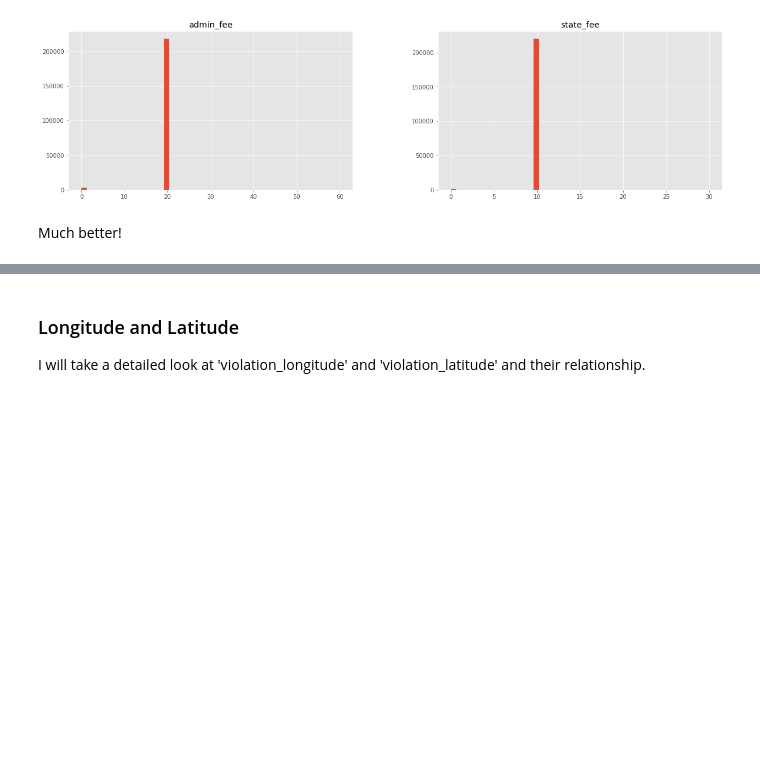
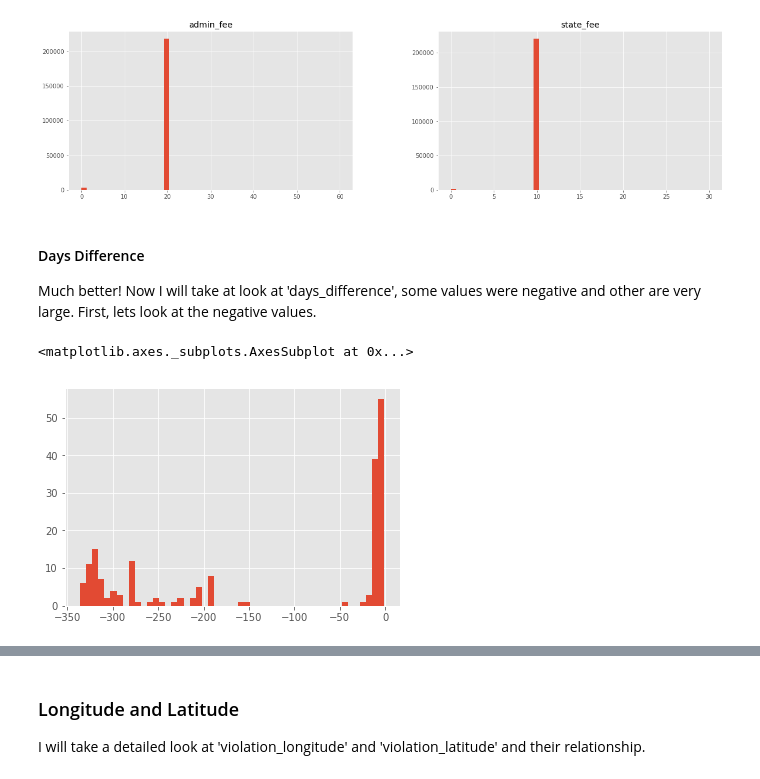
Before and after one commit to jesadrperez/Competitions, a Jupyter notebook: Blight-Violations-DRAFT.ipynb, the cells around one changed output, grey strips where cells are left out. Cells and saved outputs as stored; diff of their text form; code cells hidden in the pictures; blank space fills up the shorter version.

```diff
--- a/Blight-Violations-DRAFT.ipynb
+++ b/Blight-Violations-DRAFT.ipynb
@@ -937,5 +805,11 @@ model_df[['admin_fee', 'state_fee']].hist(bins=50, figsize=(20,5))
 array([[<matplotlib.axes._subplots.AxesSubplot object at 0x...>,
         <matplotlib.axes._subplots.AxesSubplot object at 0x...>]], dtype=object)
 [figure]
-# %% [markdown]
-Much better!
+# %% [markdown]
+#### Days Difference
+Much better! Now I will take at look at 'days_difference', some values were negative and other are very large. First, lets look at the negative values.
+# %%
+model_df.loc[model_df['days_difference'] < 0, 'days_difference'].hist(bins=50)
+# %% [output]
+<matplotlib.axes._subplots.AxesSubplot at 0x...>
+[figure, added]
```
Also changed, not shown: parts of 74 cells of this notebook, 1 other file.
